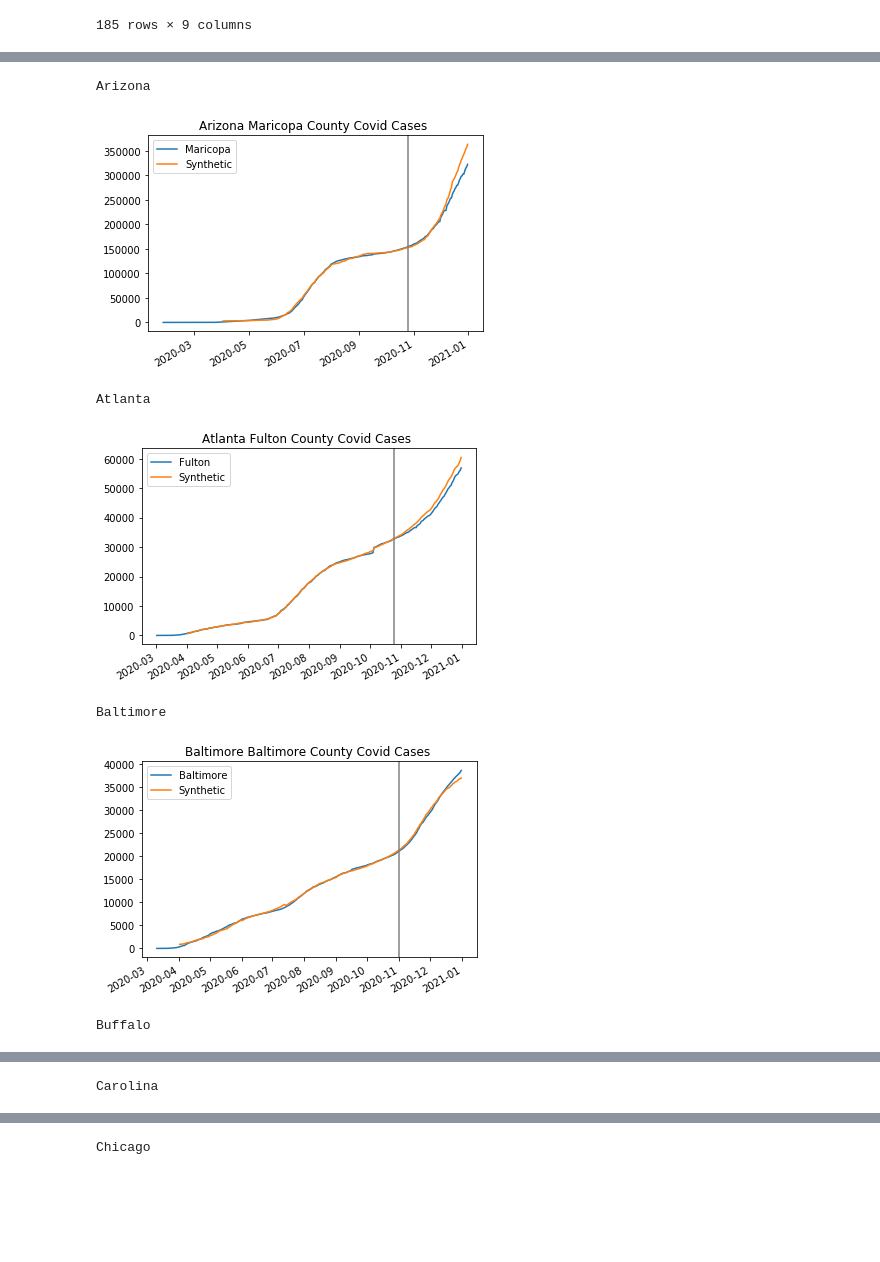
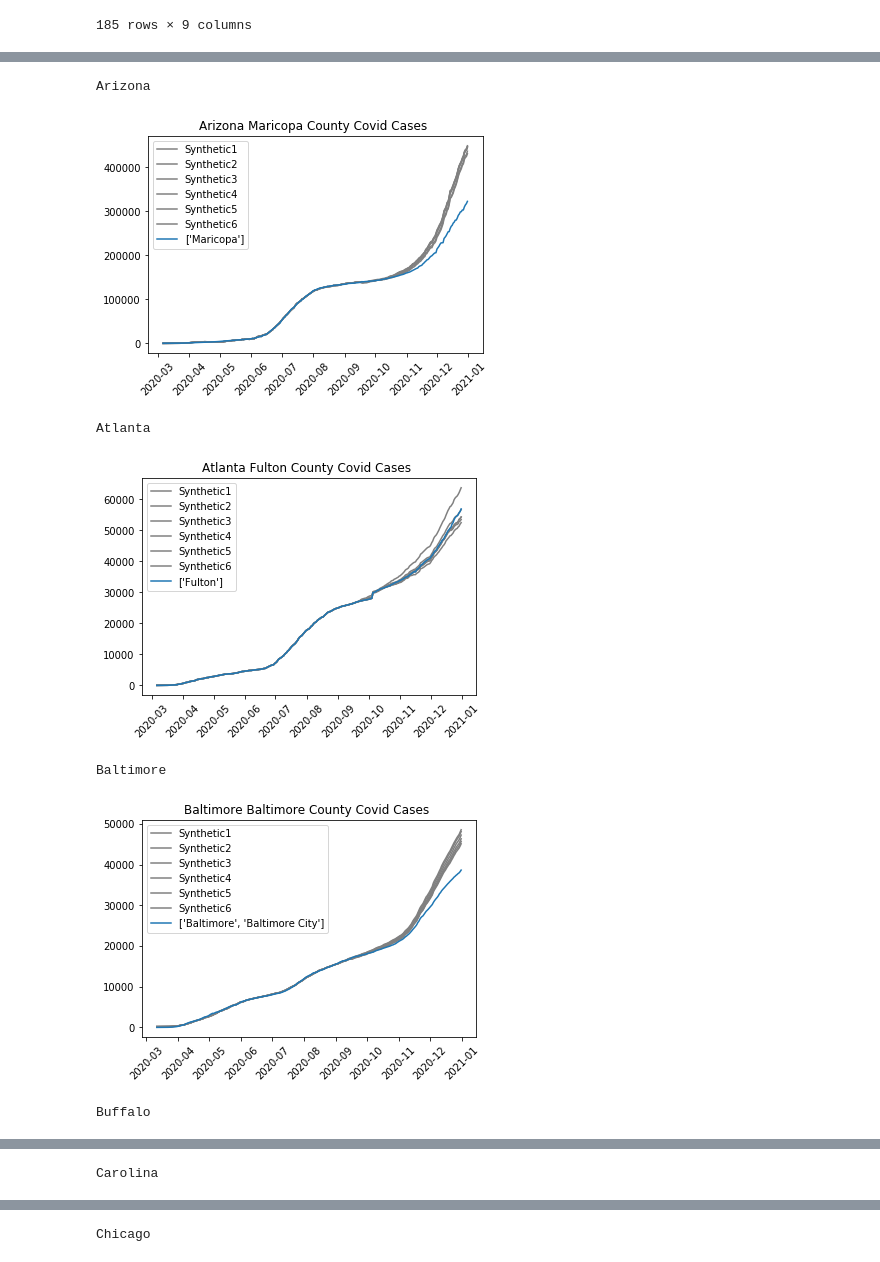
Before and after one commit to Joshuashou/Synthetic-Control-Paper-Model, a Jupyter notebook: Synthetic Control paper.ipynb, the cells around one changed output, grey strips where cells are left out. Saved outputs shown, nothing was run; the diff lists cells and outputs as text; code cells hidden in the pictures; blank space fills up the shorter version.

```diff
--- a/Synthetic Control paper.ipynb
+++ b/Synthetic Control paper.ipynb
@@ -305,31 +285,0 @@ print(sorted(cincinnati_synthetic_counties))
-# %%
-#Now, we want to construct a synthetic control with the above counties, using LASSO regression.
-
-#Followed similar steps from above article: https://towardsdatascience.com/causal-inference-with-synthetic-control-in-python-4a79ee636325
-
-
-
-#Data doesn't exist for some counties before 3/27, so we'll use data after that
-Y = hamilton_data.loc[hamilton_data['date'] < '2020-10-04']
-Y = Y.loc[Y['date'] > '2020-03-27']
-
-#X is county covid results for synthetic counties before 2020-10-04
-X = county_covid[(county_covid['county'].isin(cincinnati_synthetic_counties)) & (county_covid['date'] < '2020-10-04')]
-
-#Data doesn't exist for some counties before 3/27, so we'll use data after that
-X = X.loc[X['date'] > '2020-03-27']
-
-#X = X[['date', 'county', 'cases']]
-
-#We need to create a pivot table with cases, date, and county
-X_pivot = X.pivot_table(columns='county', values = 'cases',index = 'date')
-
-Y_pivot = Y.pivot_table(columns='county', values='cases', index='date')
-
-X_pivot.fillna(0, inplace=True)
-Y_pivot.fillna(0, inplace=True)
-
-
-Lasso_weights = Lasso(fit_intercept=False).fit(X_pivot, Y_pivot).coef_
-
-Lasso_weights.round(3)
@@ -493,37 +720,42 @@ Denver
 
 dropped_stadium_df = stadium_county_df[['Team', 'First date home stadium open to fans','County(s)', 'State']]
 dropped_stadium_df = dropped_stadium_df.fillna("")
 grouped_df = dropped_stadium_df.groupby('Team').agg(list)
 grouped_df.reset_index(inplace=True)
 
 #We want to manually fill in Dates for stadiums not open to fans, easier this way.
 grouped_df.loc[grouped_df['Team'] == 'Chicago', 'First date home stadium open to fans'] = [['9/20/2020']]
 grouped_df.loc[grouped_df['Team'] == 'Detroit', 'First date home stadium open to fans'] = [['9/13/2020']]
 grouped_df.loc[grouped_df['Team'] == 'Las Vegas', 'First date home stadium open to fans'] = [['9/21/2020']]
 grouped_df.loc[grouped_df['Team'] == 'LA Chargers', 'First date home stadium open to fans'] = [['9/13/2020']]
 grouped_df.loc[grouped_df['Team'] == 'LA Rams', 'First date home stadium open to fans'] = [['9/13/2020']]
 grouped_df.loc[grouped_df['Team'] == 'Minnesota', 'First date home stadium open to fans'] = [['9/13/2020']]
 grouped_df.loc[grouped_df['Team'] == 'New England', 'First date home stadium open to fans'] = [['9/13/2020']]
 grouped_df.loc[grouped_df['Team'] == 'New Orleans', 'First date home stadium open to fans'] = [['9/13/2020']]
 grouped_df.loc[grouped_df['Team'] == 'NY Giants', 'First date home stadium open to fans'] = [['9/14/2020']]
 grouped_df.loc[grouped_df['Team'] == 'NY Jets', 'First date home stadium open to fans'] = [['9/14/2020']]
 grouped_df.loc[grouped_df['Team'] == 'San Francisco', 'First date home stadium open to fans'] = [['9/13/2020']]
 grouped_df.loc[grouped_df['Team'] == 'Seattle', 'First date home stadium open to fans'] = [['9/20/2020']]
 grouped_df.loc[grouped_df['Team'] == 'Tennessee', 'First date home stadium open to fans'] = [['9/13/2020']]
 grouped_df.loc[grouped_df['Team'] == 'Washington', 'First date home stadium open to fans'] = [['9/13/2020']]
 grouped_df.loc[grouped_df['Team'] == 'Pittsburgh', 'First date home stadium open to fans'] = [['10/11/2020']]
 grouped_df.loc[grouped_df['Team'] == 'Kansas City', 'First date home stadium open to fans'] = [['9/10/2020']] #Error in data set
 
 #dropped_stadium_df = dropped_stadium_df.drop_duplicates(subset='Team') #Only need 1 for each team
 zipped_input = zip(grouped_df['Team'], grouped_df['County(s)'], grouped_df['State'], grouped_df['First date home stadium open to fans'])
 
+# for i, (team, county, state, date) in enumerate(zipped_input):
+#     if (team != 'Washington'):
+#         create_synthetic_graph(team, county, state, date)
+
 for i, (team, county, state, date) in enumerate(zipped_input):
-    create_synthetic_graph(team, county, state, date)
+    if (team != 'Washington'):
+        create_synthetic_lines(team, county, state, date)
 # %% [output]
 Arizona
-[figure, old version]
+[figure, new version]
 Atlanta
-[figure, old version]
+[figure, new version]
 Baltimore
-[figure, old version]
+[figure, new version]
 Buffalo
```
Also changed, not shown: parts of 20 cells of this notebook.
